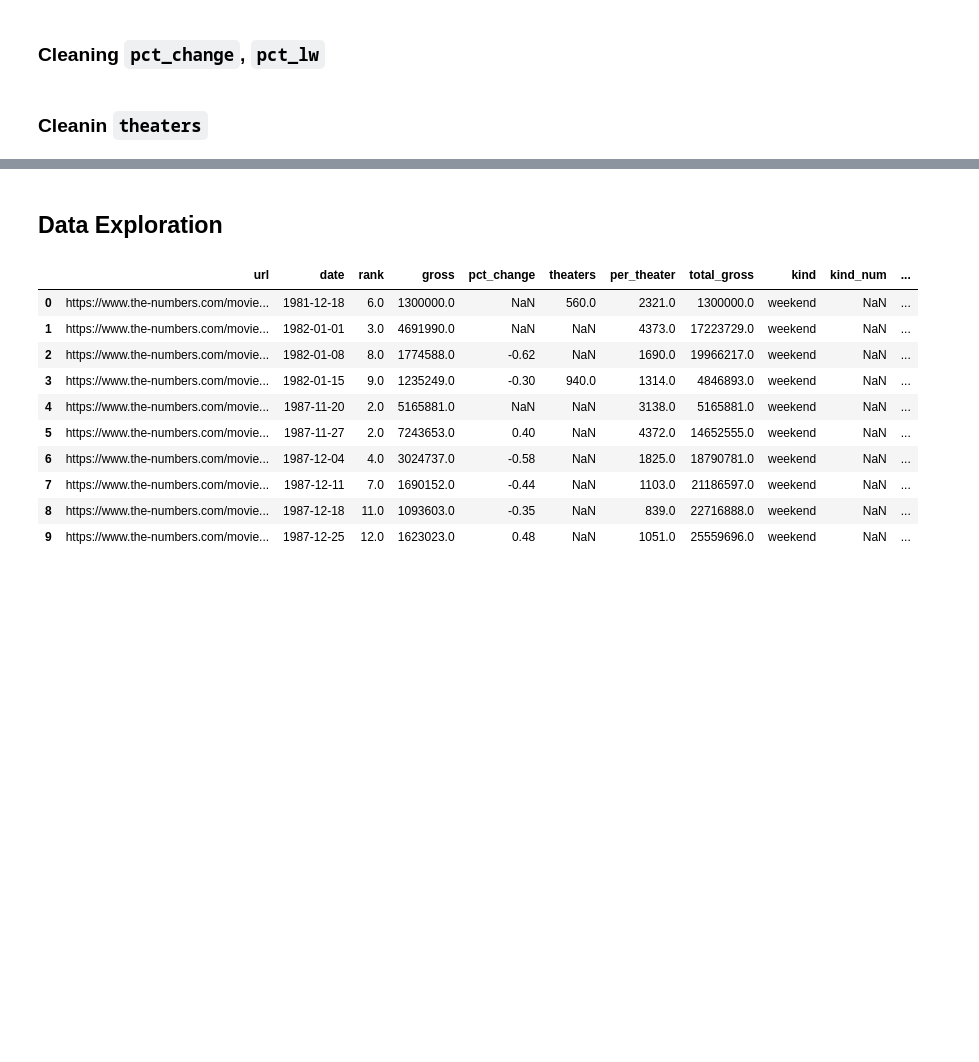
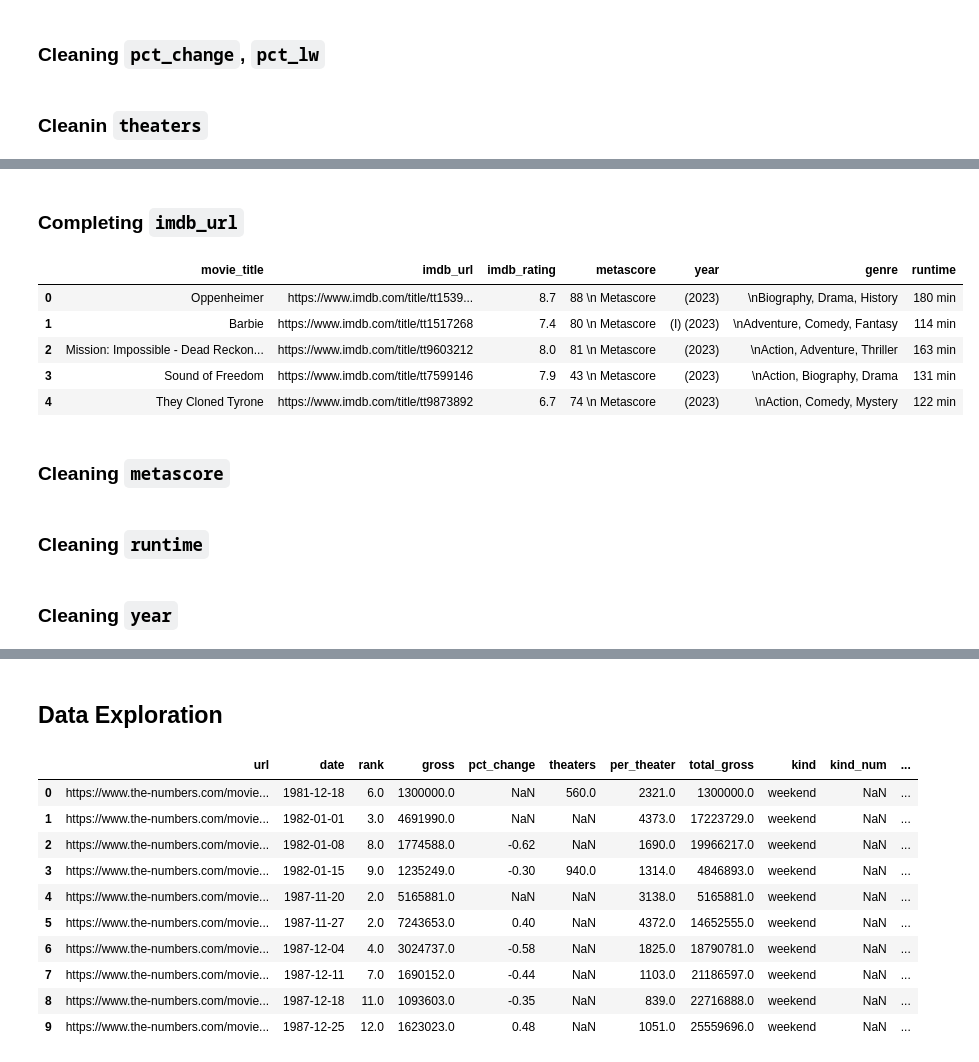
Before and after one commit to jossanna/box-office-dojo, a Jupyter notebook: 230716_the_numbers_data_wrangling.ipynb, the cells around one changed output, grey strips where cells are left out. Cells and saved outputs as stored; diff of their text form; code cells hidden in the pictures; blank space fills up the shorter version.

```diff
--- a/230716_the_numbers_data_wrangling.ipynb
+++ b/230716_the_numbers_data_wrangling.ipynb
@@ -1469,0 +1511,15 @@ bo['theaters'] = pd.to_numeric(bo['theaters'], errors='coerce', downcast='intege
+# %% [markdown]
+### Completing `imdb_url`
+# %%
+imdb_base_url = 'https://www.imdb.com'
+df_imdb['imdb_url'] = imdb_base_url + df_imdb['imdb_url'].str.split(("/?"), regex=False).str[0]
+df_imdb.head()
+# %% [output]
+|  | movie_title | imdb_url | imdb_rating | metascore | year | genre | runtime |
+| 0 | Oppenheimer | https://www.imdb.com/title/tt1539... | 8.7 | 88 \n Metascore | (2023) | \nBiography, Drama, History | 180 min |
+| 1 | Barbie | https://www.imdb.com/title/tt1517268 | 7.4 | 80 \n Metascore | (I) (2023) | \nAdventure, Comedy, Fantasy | 114 min |
+| 2 | Mission: Impossible - Dead Reckon... | https://www.imdb.com/title/tt9603212 | 8.0 | 81 \n Metascore | (2023) | \nAction, Adventure, Thriller | 163 min |
+| 3 | Sound of Freedom | https://www.imdb.com/title/tt7599146 | 7.9 | 43 \n Metascore | (2023) | \nAction, Biography, Drama | 131 min |
+| 4 | They Cloned Tyrone | https://www.imdb.com/title/tt9873892 | 6.7 | 74 \n Metascore | (2023) | \nAction, Comedy, Mystery | 122 min |
+# %% [markdown]
+### Cleaning `metascore`
@@ -1469,0 +1528,2 @@ bo['theaters'] = pd.to_numeric(bo['theaters'], errors='coerce', downcast='intege
+# %% [markdown]
+### Cleaning `runtime`
@@ -1469,0 +1533,2 @@ bo['theaters'] = pd.to_numeric(bo['theaters'], errors='coerce', downcast='intege
+# %% [markdown]
+### Cleaning `year`
```
Also changed, not shown: parts of 56 cells of this notebook, 6 other files.
